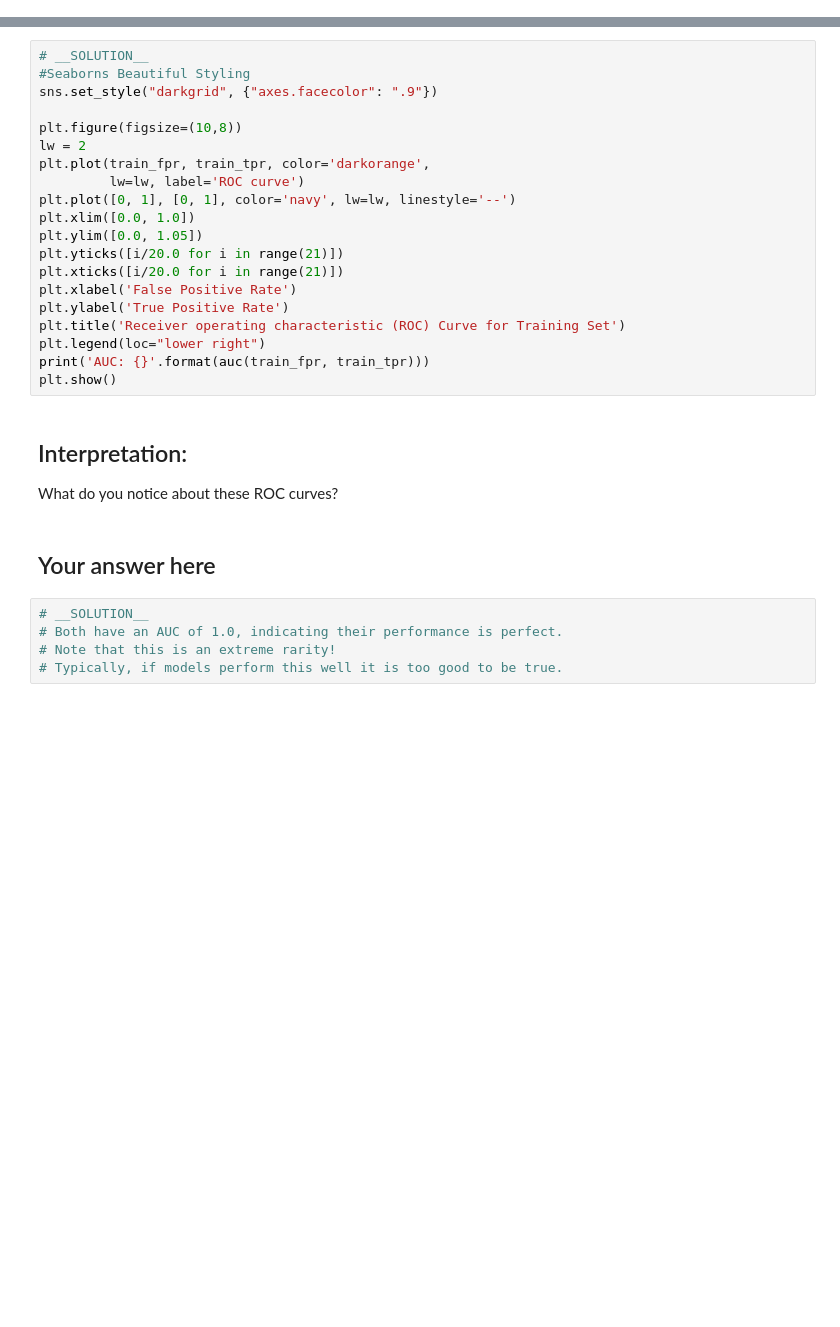
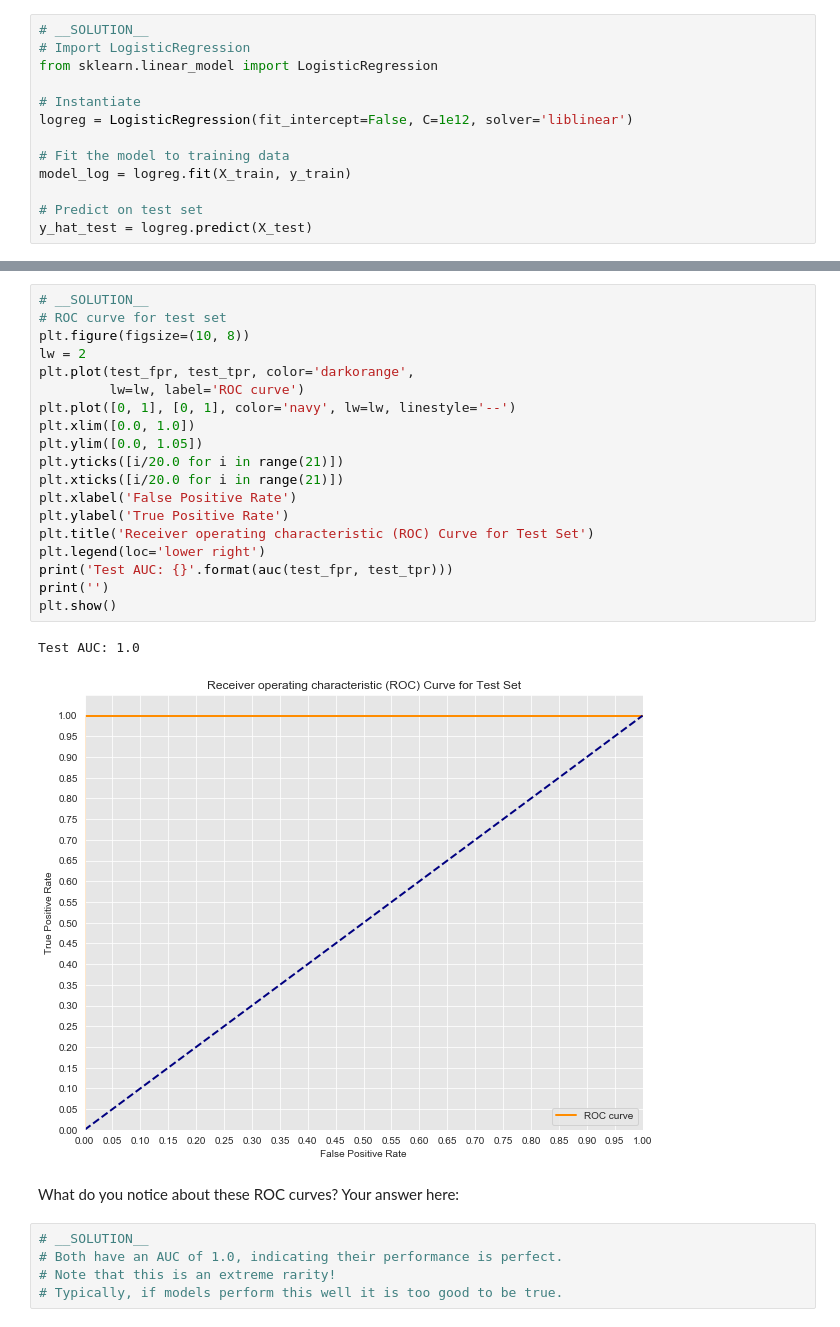
Before and after one commit to learn-co-curriculum/dsc-roc-curves-and-auc-lab, a Jupyter notebook: index.ipynb, the cells around one changed output, grey strips where cells are left out. Drawn from its saved outputs; the diff is of its cells as text; blank space fills up the shorter version.

```diff
--- a/index.ipynb
+++ b/index.ipynb
@@ -58 +110,14 @@ y_hat_test = logreg.predict(X_test)
+# %%
+# __SOLUTION__
+# Import LogisticRegression
+from sklearn.linear_model import LogisticRegression
+
+# Instantiate
+logreg = LogisticRegression(fit_intercept=False, C=1e12, solver='liblinear')
+
+# Fit the model to training data
+model_log = logreg.fit(X_train, y_train)
+
+# Predict on test set
+y_hat_test = logreg.predict(X_test)
 # %% [markdown]
@@ -108,29 +218,27 @@ plt.show()
 # %%
 # __SOLUTION__
-#Seaborns Beautiful Styling
-sns.set_style("darkgrid", {"axes.facecolor": ".9"})
-
-plt.figure(figsize=(10,8))
+# ROC curve for test set
+plt.figure(figsize=(10, 8))
 lw = 2
-plt.plot(train_fpr, train_tpr, color='darkorange',
+plt.plot(test_fpr, test_tpr, color='darkorange',
          lw=lw, label='ROC curve')
 plt.plot([0, 1], [0, 1], color='navy', lw=lw, linestyle='--')
 plt.xlim([0.0, 1.0])
 plt.ylim([0.0, 1.05])
 plt.yticks([i/20.0 for i in range(21)])
 plt.xticks([i/20.0 for i in range(21)])
 plt.xlabel('False Positive Rate')
 plt.ylabel('True Positive Rate')
-plt.title('Receiver operating characteristic (ROC) Curve for Training Set')
-plt.legend(loc="lower right")
-print('AUC: {}'.format(auc(train_fpr, train_tpr)))
+plt.title('Receiver operating characteristic (ROC) Curve for Test Set')
+plt.legend(loc='lower right')
+print('Test AUC: {}'.format(auc(test_fpr, test_tpr)))
+print('')
 plt.show()
+# %% [output]
+Test AUC: 1.0
+[figure, added]
 # %% [markdown]
-## Interpretation:
-
-What do you notice about these ROC curves?
+What do you notice about these ROC curves? Your answer here:
-# %% [markdown]
-## Your answer here
 # %%
 # __SOLUTION__
 # Both have an AUC of 1.0, indicating their performance is perfect.
```
Also changed, not shown: parts of 29 cells of this notebook.
